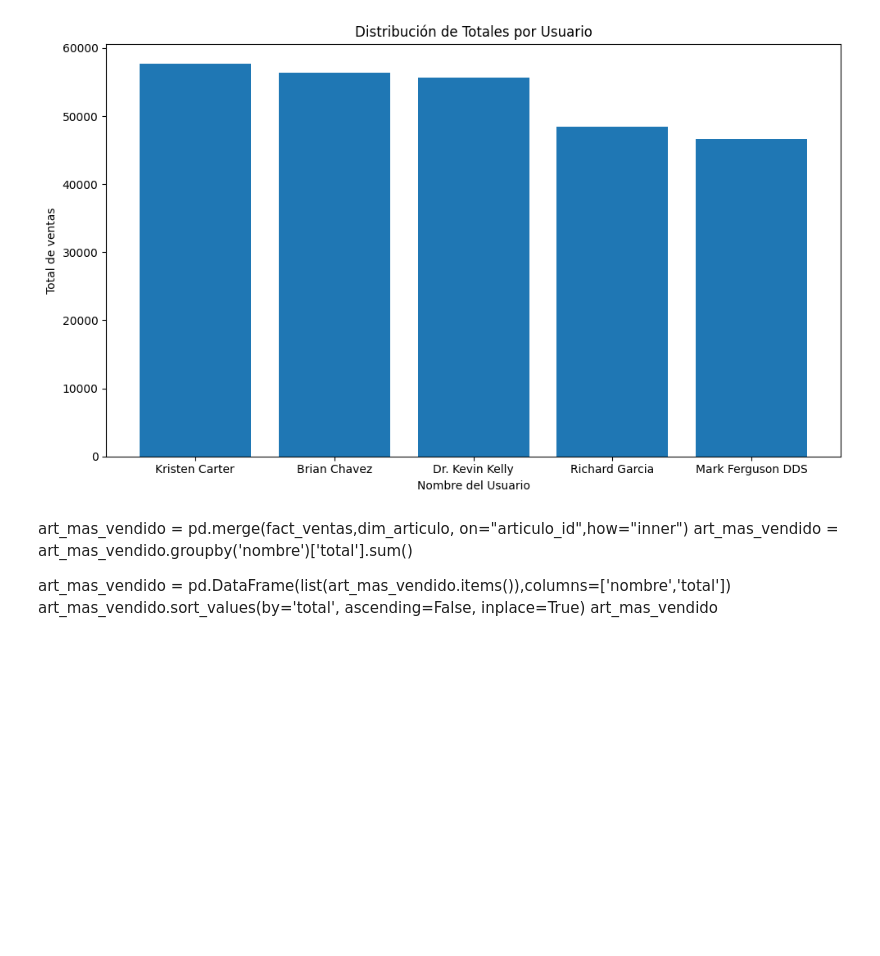
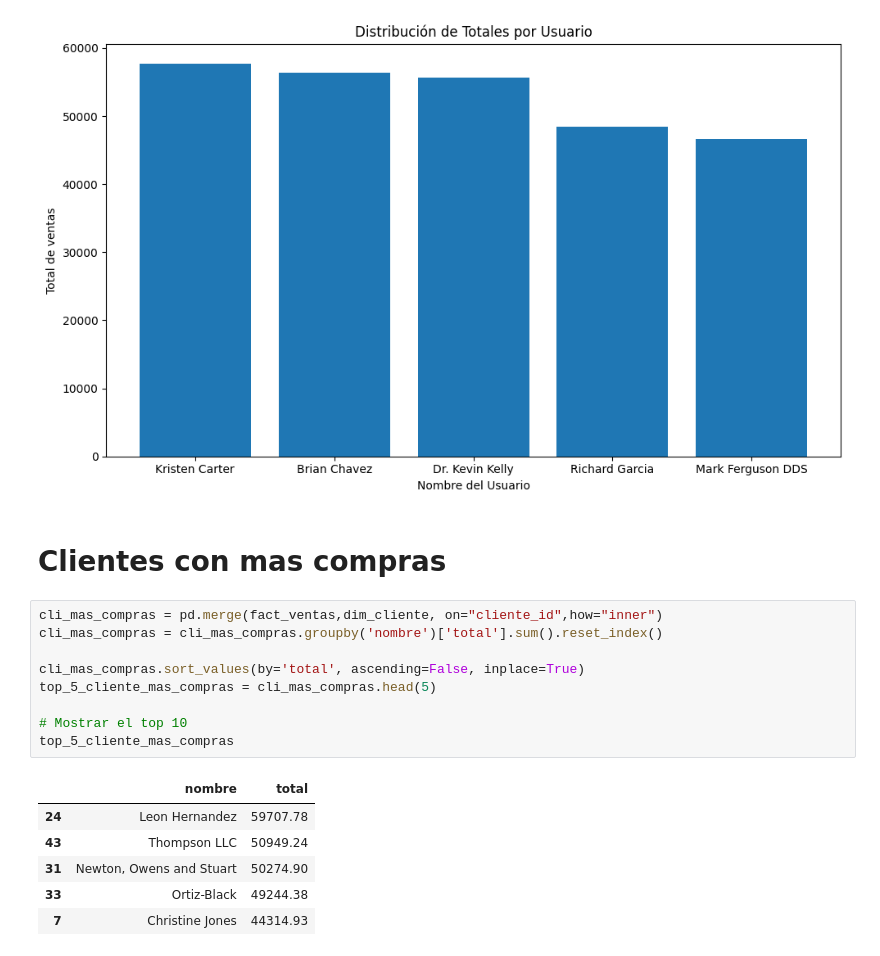
Before and after one commit to esnorki2008/Proyecto-Final-Ciencia-de-Datos-en-Python, a Jupyter notebook: DASHBOARD/DASHBOARD.ipynb, the cells around one changed output. Cells and saved outputs as stored; diff of their text form; blank space fills up the shorter version.

```diff
--- a/DASHBOARD/DASHBOARD.ipynb
+++ b/DASHBOARD/DASHBOARD.ipynb
@@ -197,10 +199,21 @@ plt.tight_layout()
 plt.show()
 # %% [output]
 [figure]
-# %% [markdown]
-art_mas_vendido = pd.merge(fact_ventas,dim_articulo, on="articulo_id",how="inner")
-art_mas_vendido = art_mas_vendido.groupby('nombre')['total'].sum()
-
-art_mas_vendido = pd.DataFrame(list(art_mas_vendido.items()),columns=['nombre','total'])
-art_mas_vendido.sort_values(by='total', ascending=False, inplace=True)
-art_mas_vendido
+# %% [markdown]
+# Clientes con mas compras
+# %%
+cli_mas_compras = pd.merge(fact_ventas,dim_cliente, on="cliente_id",how="inner")
+cli_mas_compras = cli_mas_compras.groupby('nombre')['total'].sum().reset_index()
+
+cli_mas_compras.sort_values(by='total', ascending=False, inplace=True)
+top_5_cliente_mas_compras = cli_mas_compras.head(5)
+
+# Mostrar el top 10
+top_5_cliente_mas_compras
+# %% [output]
+|  | nombre | total |
+| 24 | Leon Hernandez | 59707.78 |
+| 43 | Thompson LLC | 50949.24 |
+| 31 | Newton, Owens and Stuart | 50274.90 |
+| 33 | Ortiz-Black | 49244.38 |
+| 7 | Christine Jones | 44314.93 |
```
Also changed, not shown: parts of 2 cells of this notebook.
